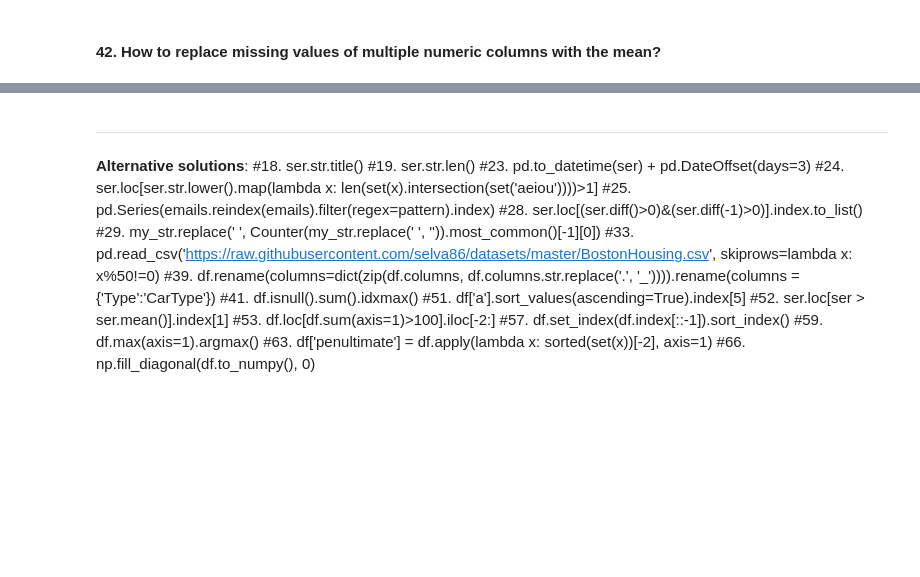
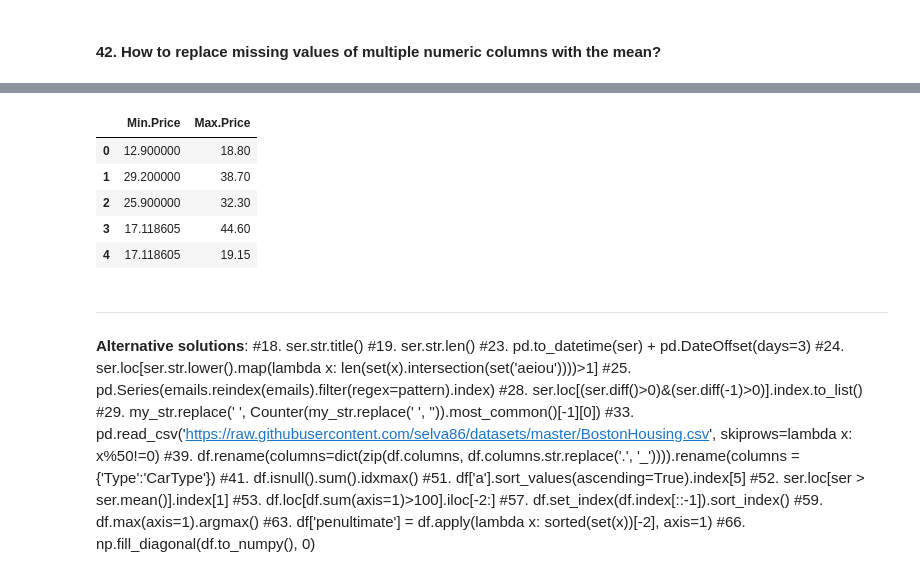
Before and after one commit to KarimaCha/Exercises_Python_NumPy_Pandas, a Jupyter notebook: 03_Pandas_Exercises_KC.ipynb, the cells around one changed output, grey strips where cells are left out. Drawn from its saved outputs; the diff is of its cells as text; code cells hidden in the pictures; blank space fills up the shorter version.

```diff
--- a/03_Pandas_Exercises_KC.ipynb
+++ b/03_Pandas_Exercises_KC.ipynb
@@ -1617,3 +1648,20 @@ memory usage: 19.7+ KB
+# %%
+# first load original dataframe
+df = cars_url = 'https://raw.githubusercontent.com/selva86/datasets/master/Cars93_miss.csv'
+df = pd.read_csv(cars_url)
+# %%
+# Solution
+d = {'Min.Price': np.nanmean, 'Max.Price': np.nanmedian}
+df_out = df[['Min.Price', 'Max.Price']] = df[['Min.Price', 'Max.Price']].apply(
+    lambda x, d: x.fillna(d[x.name](x)), args=(d, ))
+df_out.head()
+# %% [output]
+|  | Min.Price | Max.Price |
+| 0 | 12.900000 | 18.80 |
+| 1 | 29.200000 | 38.70 |
+| 2 | 25.900000 | 32.30 |
+| 3 | 17.118605 | 44.60 |
+| 4 | 17.118605 | 19.15 |
 # %% [markdown]
 ---
 **Alternative solutions**:
```
Also changed, not shown: parts of 5 cells of this notebook.
